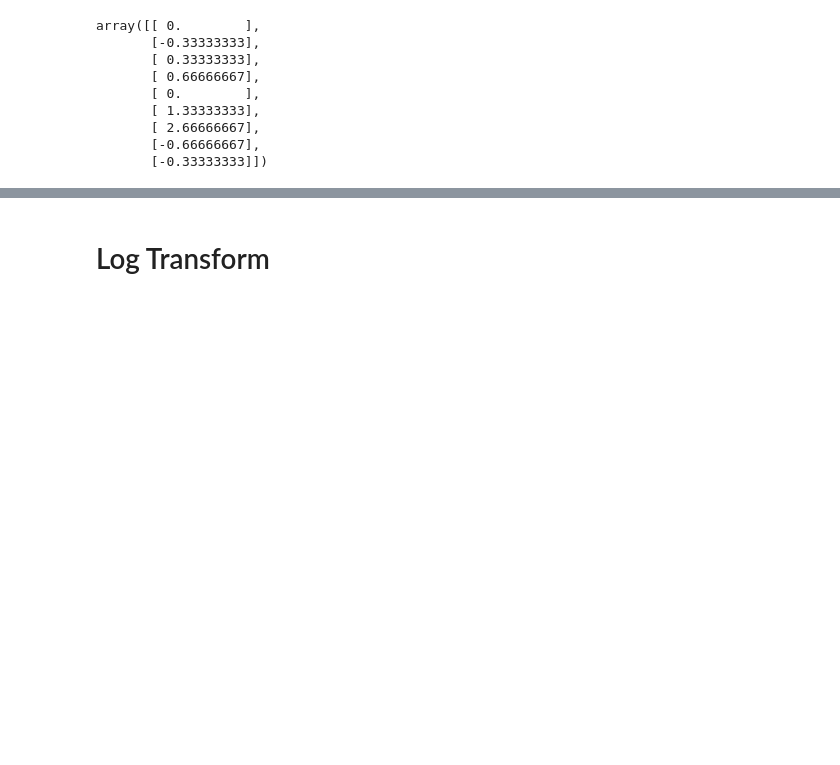
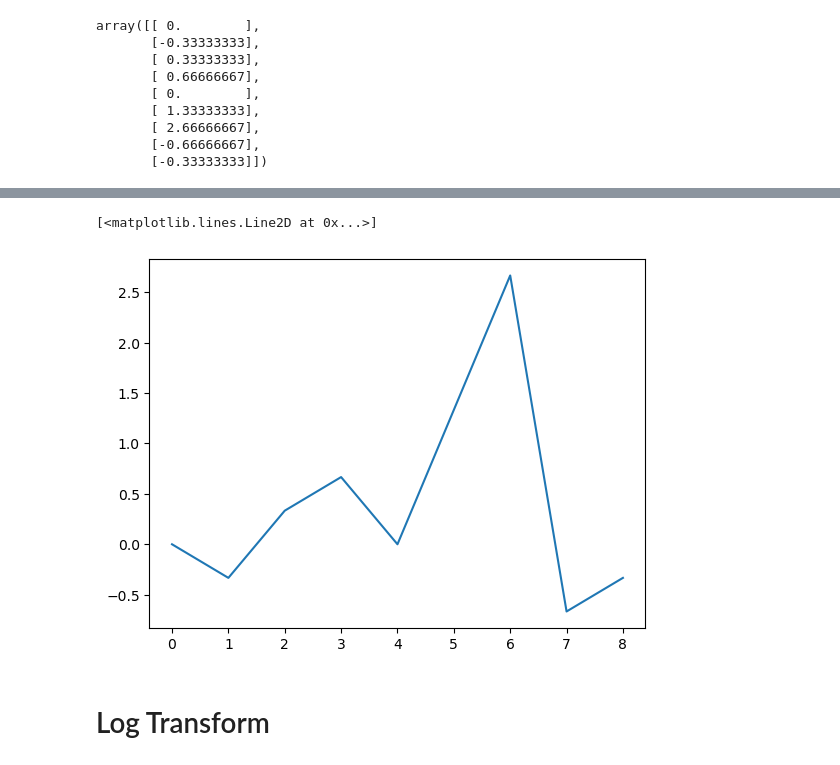
Before and after one commit to Ismael-Haque/aiquest_assignment, a Jupyter notebook: Feature Transformation.ipynb, the cells around one changed output, grey strips where cells are left out. Cells and saved outputs as stored; diff of their text form; code cells hidden in the pictures; blank space fills up the shorter version.

```diff
--- a/Feature Transformation.ipynb
+++ b/Feature Transformation.ipynb
@@ -190,3 +193,8 @@ plt.plot(price)
+# %%
+plt.plot(robustScaledPrice)
+# %% [output]
+[<matplotlib.lines.Line2D at 0x...>]
+[figure, added]
 # %% [markdown]
 # Log Transform
 # %%
```
Also changed, not shown: parts of 1 cell of this notebook, 2 other files.
